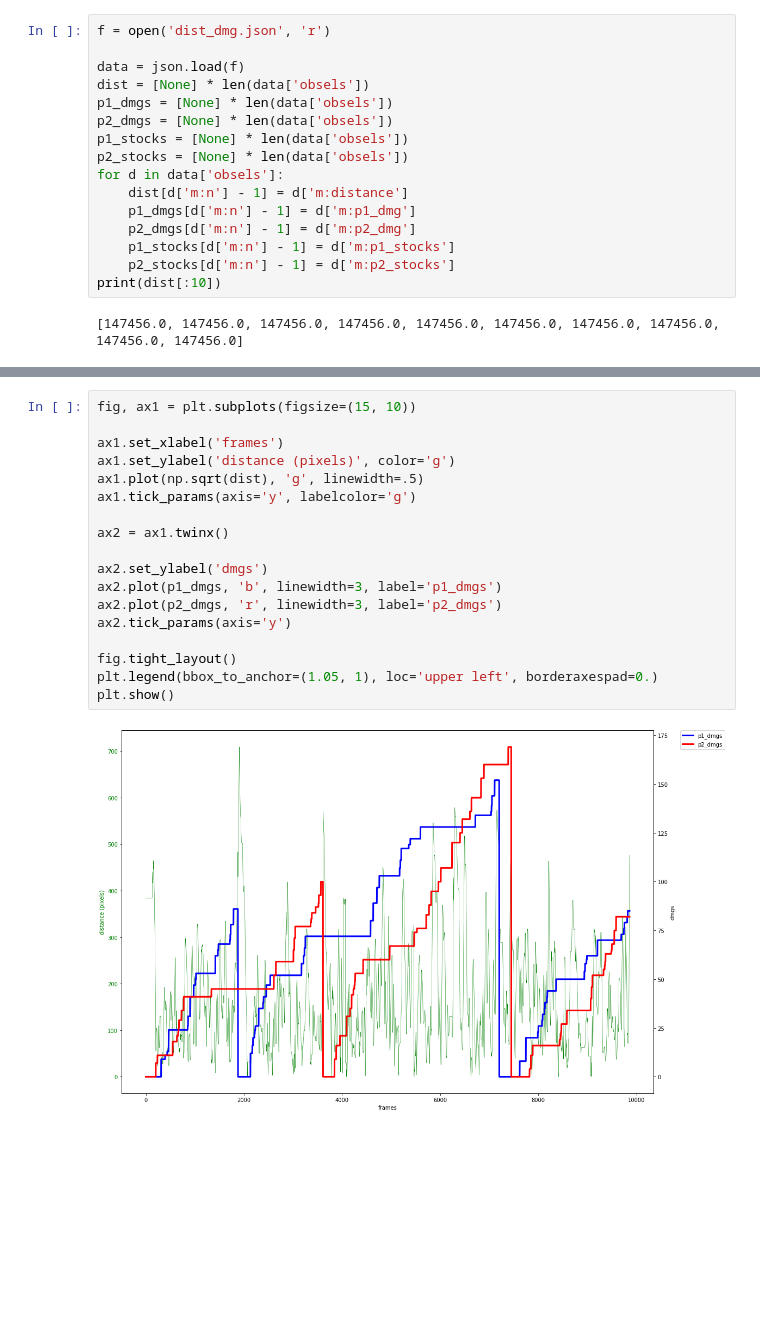
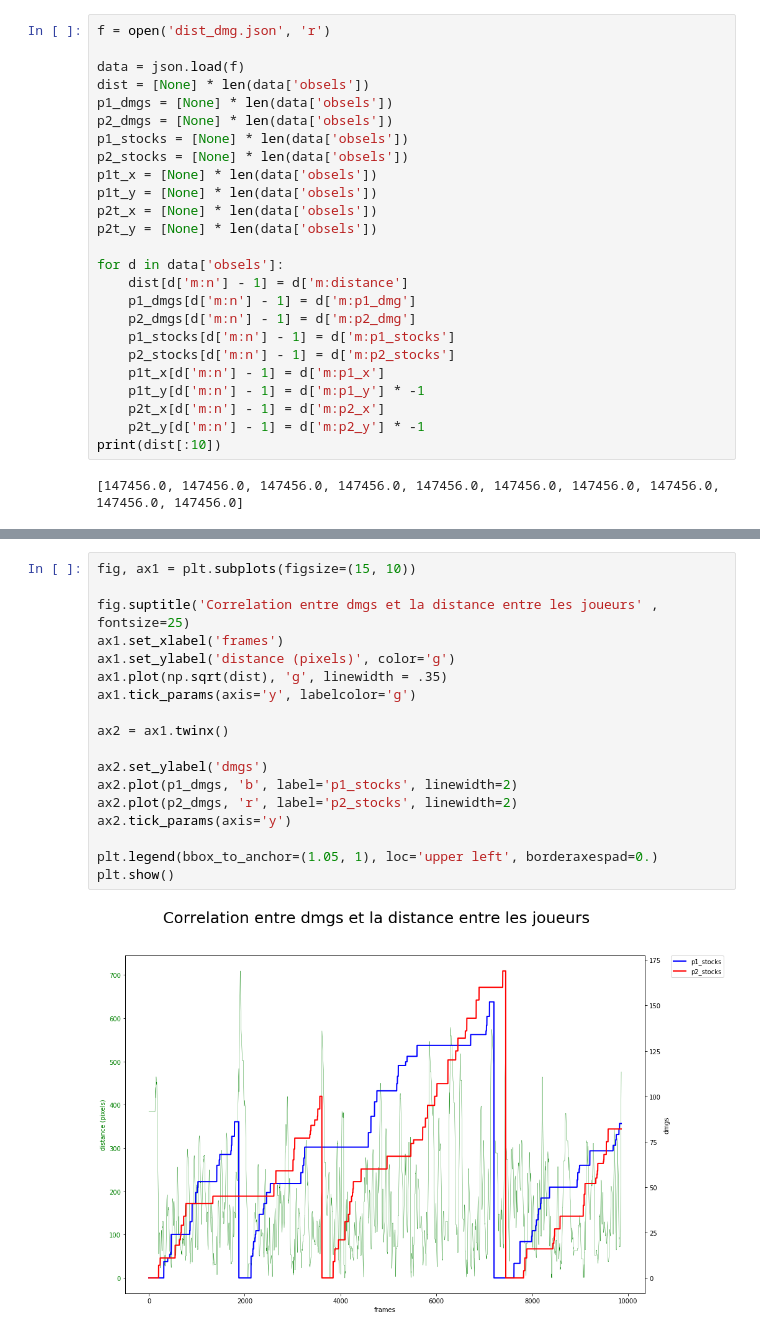
Before and after one commit to ThomasRanvier/dyna_conn, a Jupyter notebook: visualisation.ipynb, the cells around one changed output, grey strips where cells are left out. Drawn from its saved outputs; the diff is of its cells as text; blank space fills up the shorter version.

```diff
--- a/visualisation.ipynb
+++ b/visualisation.ipynb
@@ -15,12 +15,21 @@ p1_dmgs = [None] * len(data['obsels'])
 p2_dmgs = [None] * len(data['obsels'])
 p1_stocks = [None] * len(data['obsels'])
 p2_stocks = [None] * len(data['obsels'])
+p1t_x = [None] * len(data['obsels'])
+p1t_y = [None] * len(data['obsels'])
+p2t_x = [None] * len(data['obsels'])
+p2t_y = [None] * len(data['obsels'])
+
 for d in data['obsels']:
     dist[d['m:n'] - 1] = d['m:distance']
     p1_dmgs[d['m:n'] - 1] = d['m:p1_dmg']
     p2_dmgs[d['m:n'] - 1] = d['m:p2_dmg']
     p1_stocks[d['m:n'] - 1] = d['m:p1_stocks']
     p2_stocks[d['m:n'] - 1] = d['m:p2_stocks']
+    p1t_x[d['m:n'] - 1] = d['m:p1_x']
+    p1t_y[d['m:n'] - 1] = d['m:p1_y'] * -1
+    p2t_x[d['m:n'] - 1] = d['m:p2_x']
+    p2t_y[d['m:n'] - 1] = d['m:p2_y'] * -1
 print(dist[:10])
 # %% [output]
 [147456.0, 147456.0, 147456.0, 147456.0, 147456.0, 147456.0, 147456.0, 147456.0, 147456.0, 147456.0]
@@ -27,23 +48,23 @@ print(dist[:10])
 # %%
 fig, ax1 = plt.subplots(figsize=(15, 10))
 
+fig.suptitle('Correlation entre dmgs et la distance entre les joueurs' , fontsize=25)
 ax1.set_xlabel('frames')
 ax1.set_ylabel('distance (pixels)', color='g')
-ax1.plot(np.sqrt(dist), 'g', linewidth=.5)
+ax1.plot(np.sqrt(dist), 'g', linewidth = .35)
 ax1.tick_params(axis='y', labelcolor='g')
 
 ax2 = ax1.twinx()
 
 ax2.set_ylabel('dmgs')
-ax2.plot(p1_dmgs, 'b', linewidth=3, label='p1_dmgs')
-ax2.plot(p2_dmgs, 'r', linewidth=3, label='p2_dmgs')
+ax2.plot(p1_dmgs, 'b', label='p1_stocks', linewidth=2)
+ax2.plot(p2_dmgs, 'r', label='p2_stocks', linewidth=2)
 ax2.tick_params(axis='y')
 
-fig.tight_layout()
 plt.legend(bbox_to_anchor=(1.05, 1), loc='upper left', borderaxespad=0.)
 plt.show()
 # %% [output]
-[figure, old version]
+[figure, new version]
 # %%
 fig, ax1 = plt.subplots(figsize=(15, 10))
 
```
Also changed, not shown: parts of 15 cells of this notebook, 3 other files.
